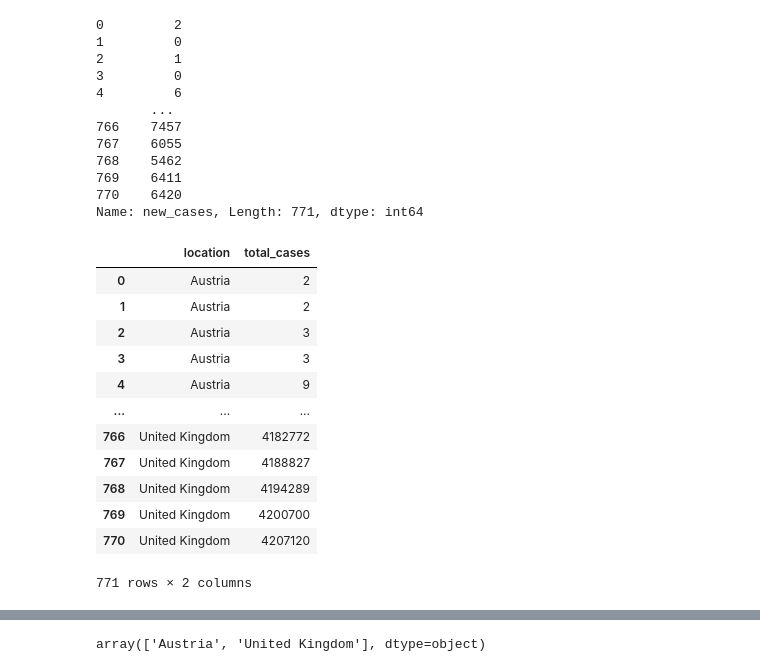
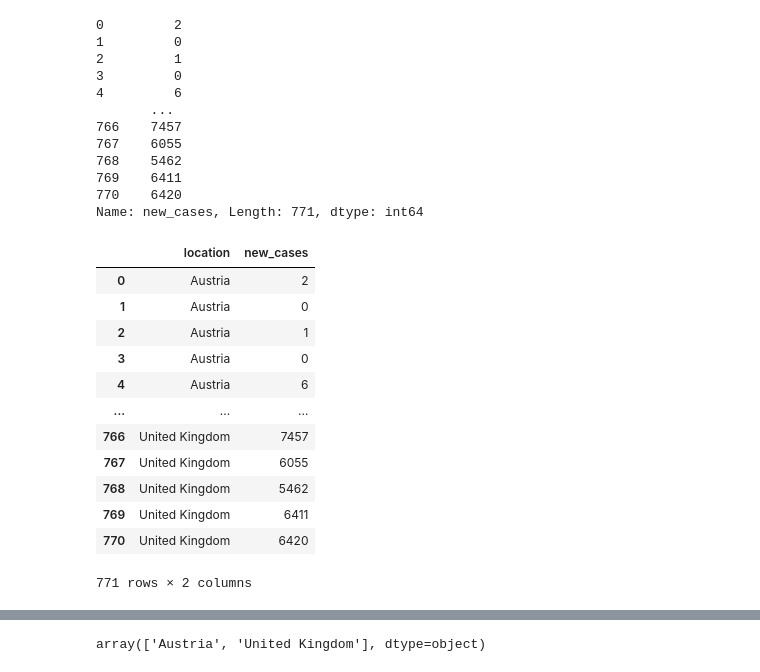
Before and after one commit to acumpelik/DataVisualizationClass, a Jupyter notebook: Week 2/DataVis2021_Assignment2_Cumpelik.ipynb, the cells around one changed output, grey strips where cells are left out. Saved outputs shown, nothing was run; the diff lists cells and outputs as text; code cells hidden in the pictures.

```diff
--- a/Week 2/DataVis2021_Assignment2_Cumpelik.ipynb
+++ b/Week 2/DataVis2021_Assignment2_Cumpelik.ipynb
@@ -99,18 +99,18 @@ df.new_cases
 770    6420
 Name: new_cases, Length: 771, dtype: int64
 # %%
-df[['location', 'total_cases']]
+df[['location', 'new_cases']]
 # %% [output]
-|  | location | total_cases |
+|  | location | new_cases |
 | 0 | Austria | 2 |
-| 1 | Austria | 2 |
-| 2 | Austria | 3 |
-| 3 | Austria | 3 |
-| 4 | Austria | 9 |
+| 1 | Austria | 0 |
+| 2 | Austria | 1 |
+| 3 | Austria | 0 |
+| 4 | Austria | 6 |
 | ... | ... | ... |
-| 766 | United Kingdom | 4182772 |
-| 767 | United Kingdom | 4188827 |
-| 768 | United Kingdom | 4194289 |
-| 769 | United Kingdom | 4200700 |
-| 770 | United Kingdom | 4207120 |
+| 766 | United Kingdom | 7457 |
+| 767 | United Kingdom | 6055 |
+| 768 | United Kingdom | 5462 |
+| 769 | United Kingdom | 6411 |
+| 770 | United Kingdom | 6420 |
 771 rows × 2 columns
```
Also changed, not shown: parts of 9 cells of this notebook.
